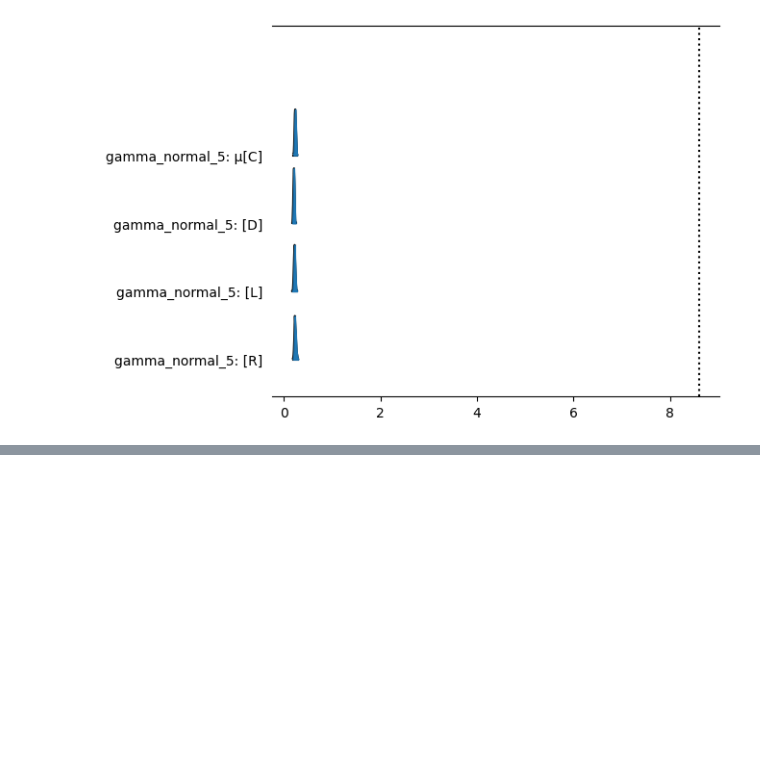
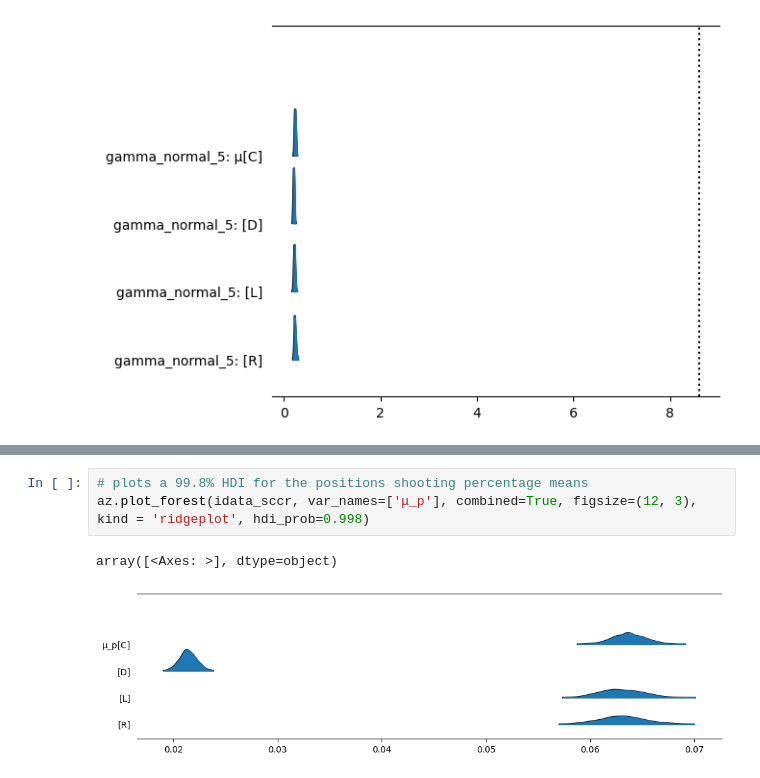
Before and after one commit to amanmeka/DataScience, a Jupyter notebook: Unit4/AmanMekaU4proj.ipynb, the cells around one changed output, grey strips where cells are left out. Cells and saved outputs as stored; diff of their text form; blank space fills up the shorter version.

```diff
--- a/Unit4/AmanMekaU4proj.ipynb
+++ b/Unit4/AmanMekaU4proj.ipynb
@@ -372,0 +460,6 @@ axes[0].vlines(data_normal.posterior['μ_mu'].mean(), *y_lims, color="k", ls=":"
+# %%
+# plots a 99.8% HDI for the positions shooting percentage means
+az.plot_forest(idata_sccr, var_names=['μ_p'], combined=True, figsize=(12, 3), kind = 'ridgeplot', hdi_prob=0.998)
+# %% [output]
+array([<Axes: >], dtype=object)
+[figure, added]
```
Also changed, not shown: parts of 7 cells of this notebook.
